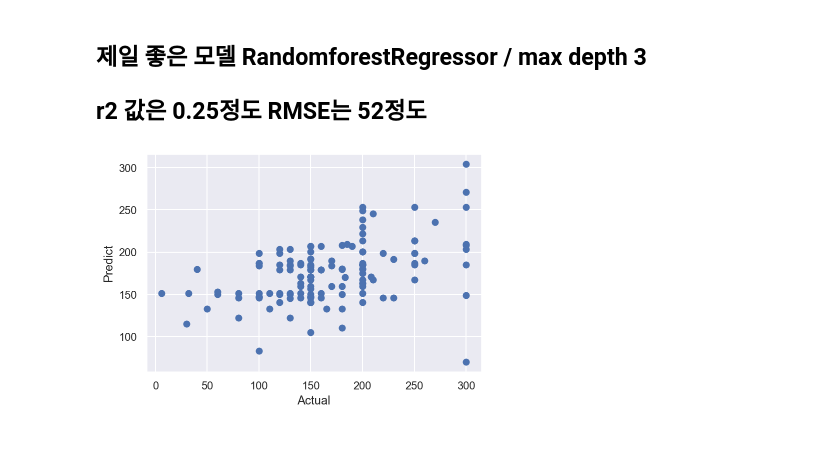
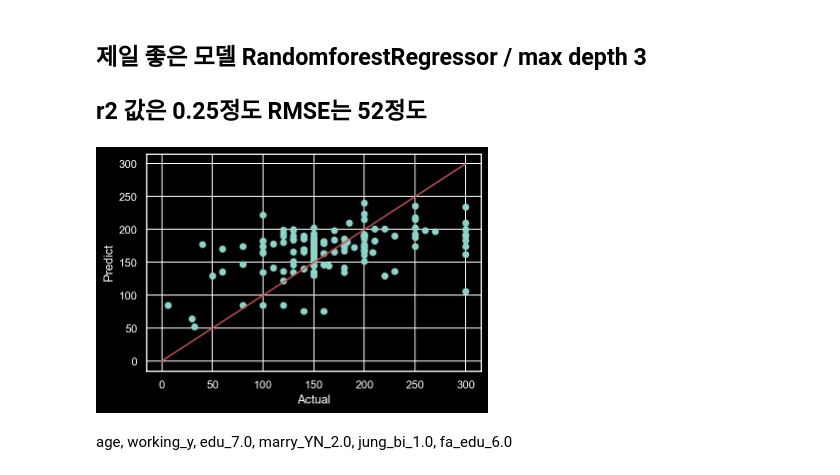
Before and after one commit to dss-14th/Regression_3_project, a Jupyter notebook: result_onehot으로 분석.ipynb, the cells around one changed output. Cells and saved outputs as stored; diff of their text form; code cells hidden in the pictures; blank space fills up the shorter version.

```diff
--- a/result_onehot으로 분석.ipynb
+++ b/result_onehot으로 분석.ipynb
@@ -114,14 +204,14 @@ Warnings:
 # %%
 from sklearn.model_selection import train_test_split
 
-X_train, X_test, y_train, y_test = train_test_split(X_mms, y,
+X_train, X_test, y_train, y_test = train_test_split(X, y,
                                                     test_size=0.2,
                                                     random_state = 13)
 # %%
 models = []
 models.append(('LinearRegression', LinearRegression()))
 models.append(('DecisionTreeRegressor', DecisionTreeRegressor(max_depth=3, random_state=13)))
-models.append(('RandomForestRegressor', RandomForestRegressor(n_jobs=-1, n_estimators=100, max_depth=3)))
+models.append(('RandomForestRegressor', RandomForestRegressor(n_jobs=-1, n_estimators=1000, max_depth=3, random_state=13)))
 models.append(('GradientBoostingRegressor', GradientBoostingRegressor()))
 models.append(('XGBRegressor', XGBRegressor(max_depth=3)))
 # %%
@@ -160,0 +251,29 @@ rmse(test) :  54.77
+# %%
+names = []
+train_r2_score = []
+test_r2_score = []
+train_rmse_score = []
+test_rmse_score = []
+
+
+for name, model in models:
+    reg = model
+    reg.fit(X_train, y_train)
+
+    y_pred_tr = reg.predict(X_train)
+    y_pred_test = reg.predict(X_test)
+
+    names.append(name)
+    train_r2_score.append(round(r2_score(y_train, y_pred_tr),2))
+    test_r2_score.append(round(r2_score(y_test, y_pred_test),2))
+    train_rmse_score.append(round(np.sqrt(mean_squared_error(y_train, y_pred_tr)),2))
+    test_rmse_score.append(round(np.sqrt(mean_squared_error(y_test, y_pred_test)),2))
+
+
+    result_dum_r2 = pd.DataFrame({
+        "model_name" : names,
+        "train_r2_score" : train_r2_score,
+        "test_r2_score" : test_r2_score,
+        "train_rmse" : train_rmse_score,
+        "test_rmse" : test_rmse_score,
+        })
@@ -202,12 +318,22 @@ Pipeline(memory=None,
 ## r2 값은 0.25정도 RMSE는 52정도
 # %%
 # 예측값과 실제값의 분포.. 얼추 비슷한것 같지만 ㅠㅠ
+# %%
+reg = RandomForestRegressor(n_jobs=-1, n_estimators=1000, max_depth=5)
+reg.fit(X_train, y_train)
+
+y_pred_tr = reg.predict(X_train)
+y_pred_test = reg.predict(X_test)
 # %%
 import matplotlib.pyplot as plt
 plt.scatter(y_test, y_pred_test)
 plt.xlabel("Actual")
 plt.ylabel("Predict")
+plt.plot([0,300], [0,300], 'r')
+
 
 plt.show()
 # %% [output]
-[figure, old version]
+[figure, new version]
+# %% [markdown]
+age, working_y, edu_7.0, marry_YN_2.0, jung_bi_1.0, fa_edu_6.0
```
Also changed, not shown: parts of 23 cells of this notebook, 7 other files.
